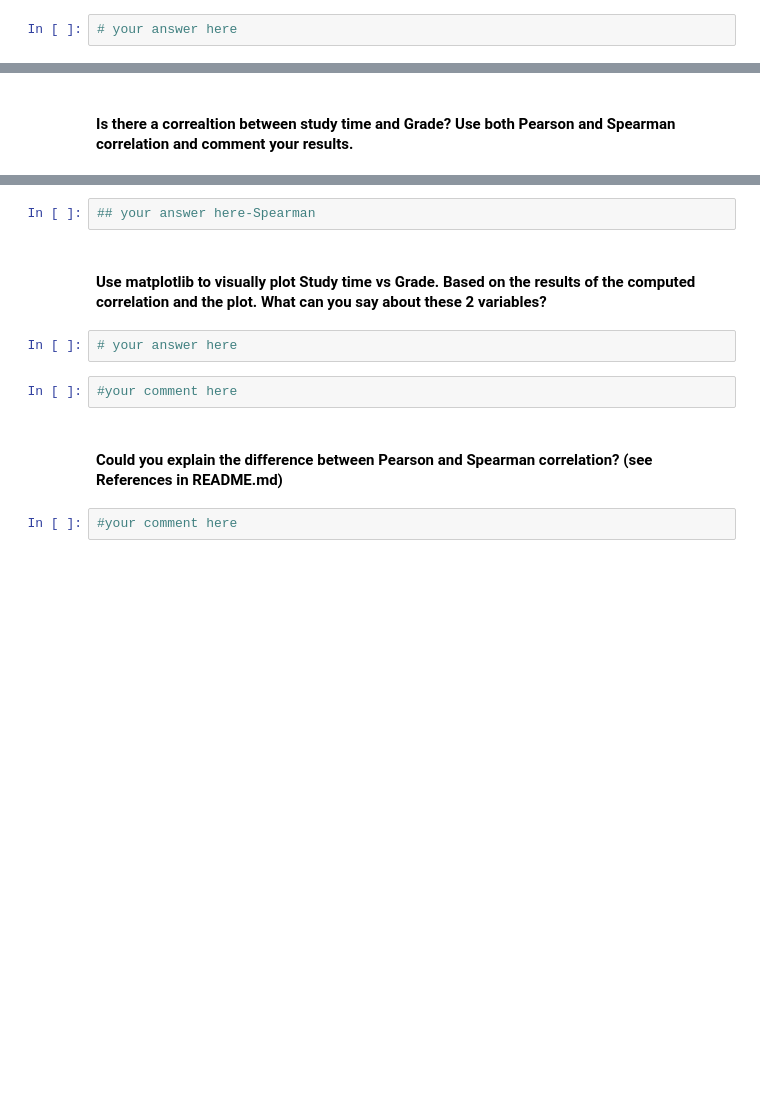
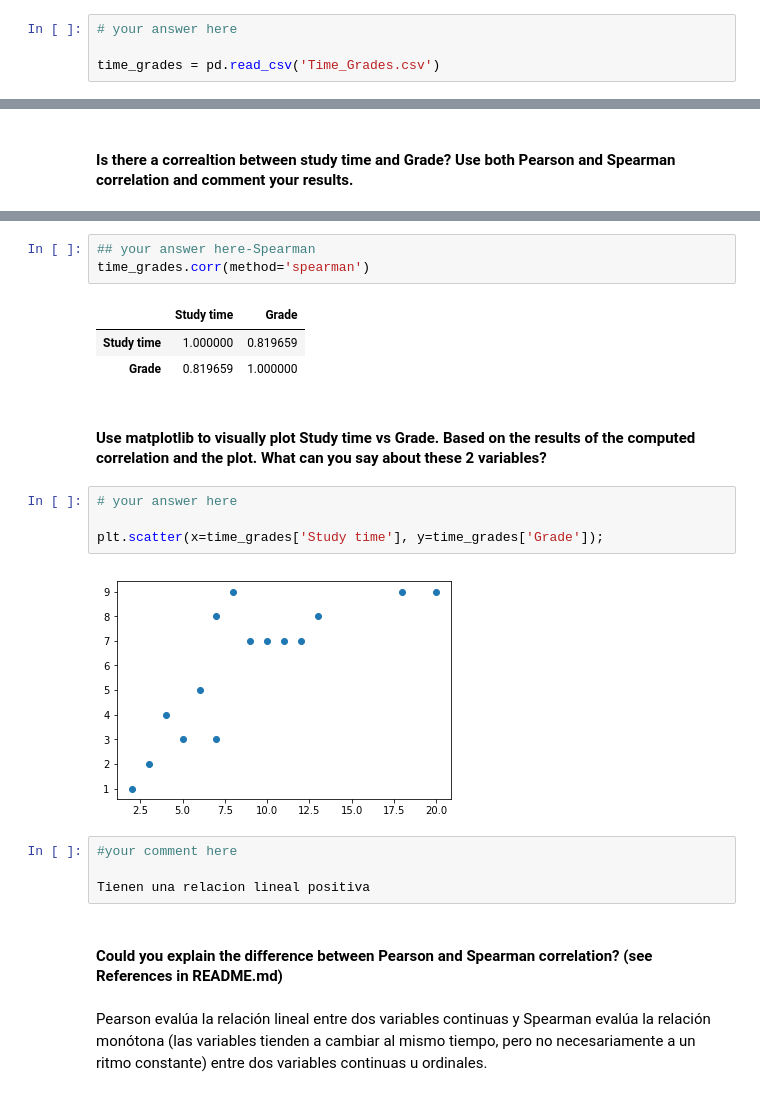
Before and after one commit to gonzalomunozfora/data-labs, a Jupyter notebook: module-2/lab-pivot-table-and-correlation/your_code/main.ipynb, the cells around one changed output, grey strips where cells are left out. Saved outputs shown, nothing was run; the diff lists cells and outputs as text; blank space fills up the shorter version.

```diff
--- a/module-2/lab-pivot-table-and-correlation/your_code/main.ipynb
+++ b/module-2/lab-pivot-table-and-correlation/your_code/main.ipynb
@@ -125,5 +312,7 @@ column= ['Calorie burned', 'Steps','Floors','Minutes Sedentary','Minutes Very Ac
 #### Open the `Time_Grades.csv` file and name your dataset `time_grades`
 # %%
 # your answer here
+
+time_grades = pd.read_csv('Time_Grades.csv')
 # %%
 #Print time_grades
@@ -138,12 +363,24 @@ column= ['Calorie burned', 'Steps','Floors','Minutes Sedentary','Minutes Very Ac
 # %%
 ## your answer here-Spearman
+time_grades.corr(method='spearman')
+# %% [output]
+|  | Study time | Grade |
+| Study time | 1.000000 | 0.819659 |
+| Grade | 0.819659 | 1.000000 |
 # %% [markdown]
 #### Use matplotlib to visually plot Study time vs Grade. Based on the results of the computed correlation and the plot. What can you say about these 2 variables?
 # %%
 # your answer here
+
+plt.scatter(x=time_grades['Study time'], y=time_grades['Grade']);
+# %% [output]
+[figure, added]
 # %%
 #your comment here
+
+Tienen una relacion lineal positiva
 # %% [markdown]
 #### Could you explain the difference between Pearson and Spearman correlation? (see References in README.md)
-# %%
-#your comment here
+# %% [markdown]
+
+Pearson evalúa la relación lineal entre dos variables continuas y Spearman evalúa la relación monótona (las variables tienden a cambiar al mismo tiempo, pero no necesariamente a un ritmo constante) entre dos variables continuas u ordinales.
```
Also changed, not shown: parts of 39 cells of this notebook.
